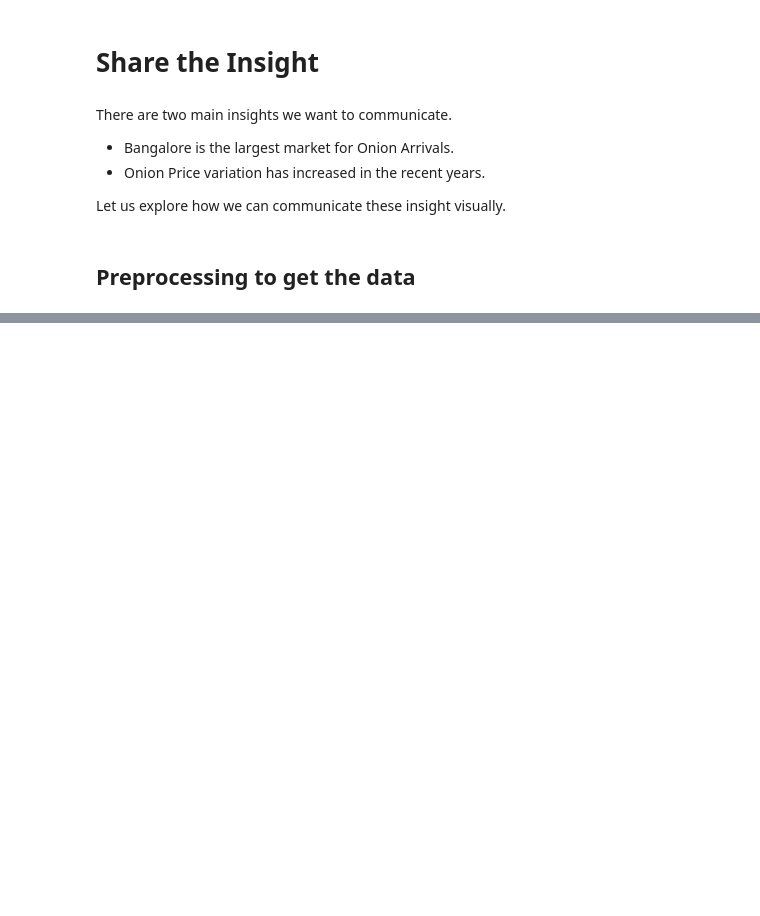
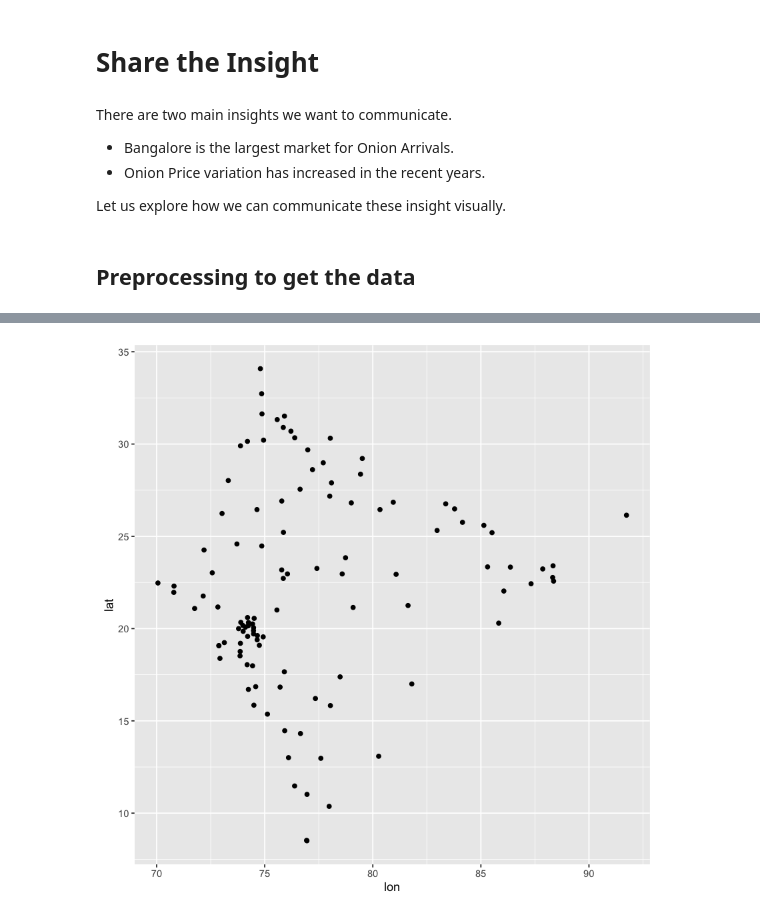
Before and after one commit to unnati-xyz/intro-R-data-science, a Jupyter notebook: onion/6-Insight.ipynb, the cells around one changed output, grey strips where cells are left out. Drawn from its saved outputs; the diff is of its cells as text; code cells hidden in the pictures; blank space fills up the shorter version.

```diff
--- a/onion/6-Insight.ipynb
+++ b/onion/6-Insight.ipynb
@@ -81,0 +198,2 @@ dfCityGeo.plot(kind = 'scatter', x = 'lon', y = 'lat', s = dfCityGeo.quantity/10
+# %%
+df2015CityGeo = left_join(df2015City, dfGeo, by='city')
@@ -81,0 +220,4 @@ dfCityGeo.plot(kind = 'scatter', x = 'lon', y = 'lat', s = dfCityGeo.quantity/10
+# %%
+ggplot(df2015CityGeo) + aes(lon, lat) + geom_point()
+# %% [output]
+[figure, added]
```
Also changed, not shown: parts of 51 cells of this notebook, 2 other files.
